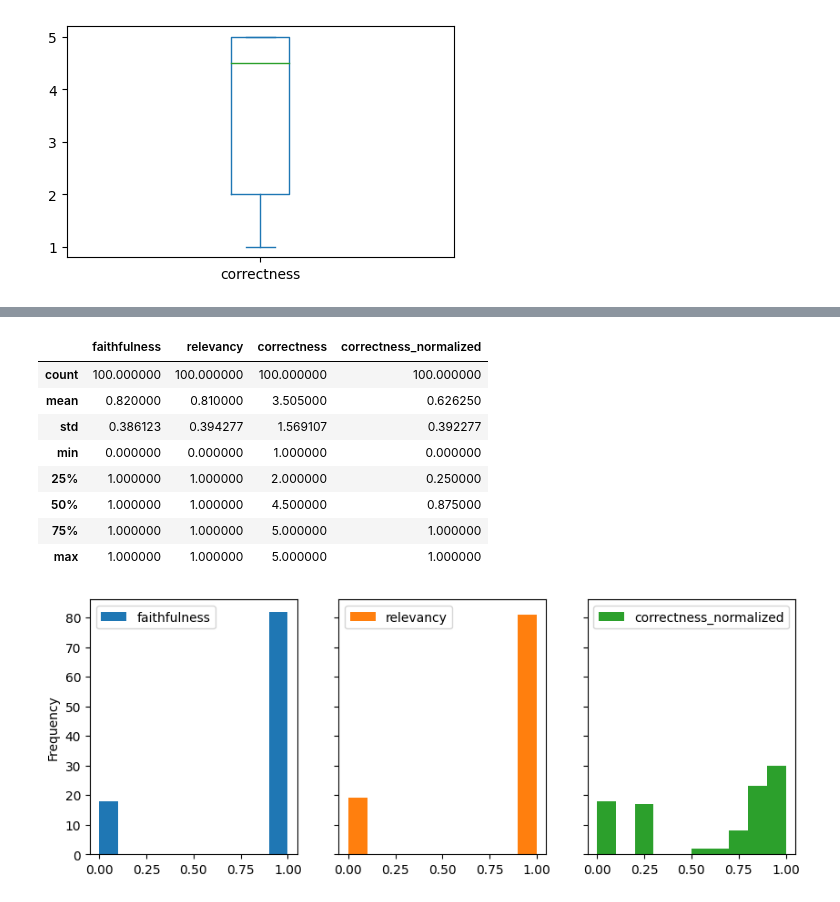
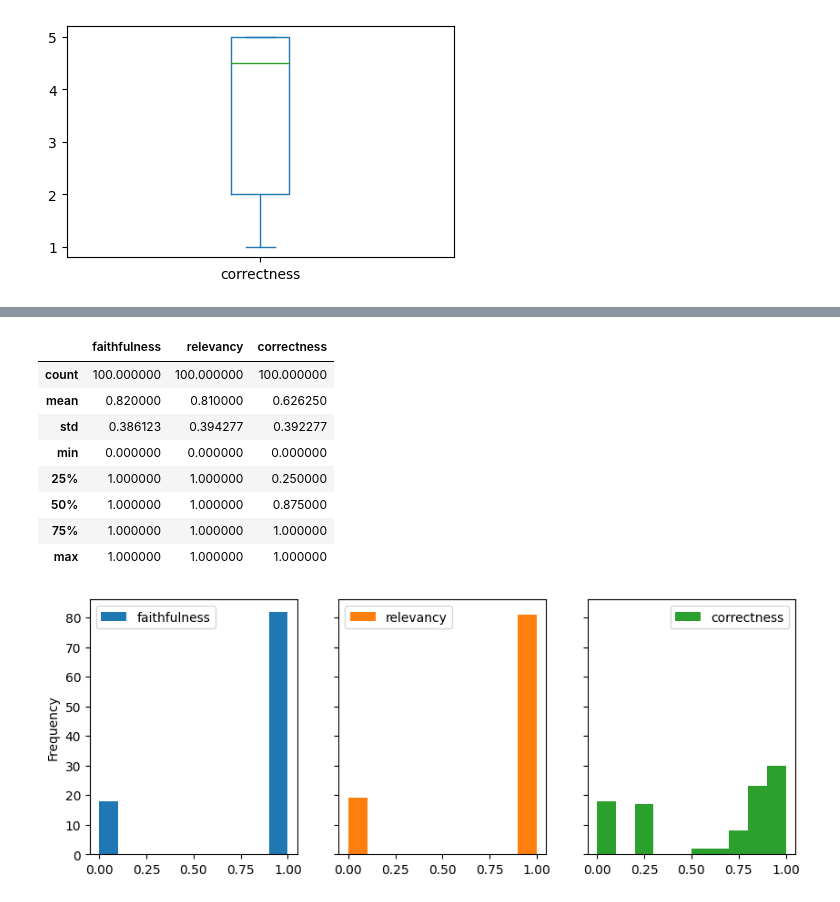
Before and after one commit to rsabilio/ia024-projeto-rag, a Jupyter notebook: 2_rag_bm25.ipynb, the cells around one changed output, grey strips where cells are left out. Cells and saved outputs as stored; diff of their text form; code cells hidden in the pictures.

```diff
--- a/2_rag_bm25.ipynb
+++ b/2_rag_bm25.ipynb
@@ -704,0 +679,4 @@ df_completo.describe()
+# %%
+df_completo = pd.read_csv(f"{DATA_DIR}/5-evaluations/eval_baseline.csv")
+df_completo.drop(columns='Unnamed: 0', inplace=True)
+df_completo.describe()
@@ -746,19 +733,24 @@ scaler = MinMaxScaler()
 
 # Normalizar a coluna 'A'
 df_normalizado['correctness_normalized'] = scaler.fit_transform(df_normalizado[['correctness']])
-
+df_normalizado = df_normalizado.drop(columns='correctness')
+df_normalizado = df_normalizado.rename(columns={'correctness_normalized': 'correctness'})
 df_normalizado.describe()
 # %% [output]
-|  | faithfulness | relevancy | correctness | correctness_normalized |
-| count | 100.000000 | 100.000000 | 100.000000 | 100.000000 |
-| mean | 0.820000 | 0.810000 | 3.505000 | 0.626250 |
-| std | 0.386123 | 0.394277 | 1.569107 | 0.392277 |
-| min | 0.000000 | 0.000000 | 1.000000 | 0.000000 |
-| 25% | 1.000000 | 1.000000 | 2.000000 | 0.250000 |
-| 50% | 1.000000 | 1.000000 | 4.500000 | 0.875000 |
-| 75% | 1.000000 | 1.000000 | 5.000000 | 1.000000 |
-| max | 1.000000 | 1.000000 | 5.000000 | 1.000000 |
+|  | faithfulness | relevancy | correctness |
+| count | 100.000000 | 100.000000 | 100.000000 |
+| mean | 0.820000 | 0.810000 | 0.626250 |
+| std | 0.386123 | 0.394277 | 0.392277 |
+| min | 0.000000 | 0.000000 | 0.000000 |
+| 25% | 1.000000 | 1.000000 | 0.250000 |
+| 50% | 1.000000 | 1.000000 | 0.875000 |
+| 75% | 1.000000 | 1.000000 | 1.000000 |
+| max | 1.000000 | 1.000000 | 1.000000 |
 # %%
-df_normalizado.drop(columns='correctness').plot(kind='hist', subplots=True, layout=(2, 3), figsize=(10, 8), sharey=True);
+df_normalizado.plot(kind='hist',
+                    subplots=True,
+                    layout=(2, 3),
+                    figsize=(10, 8),
+                    sharey=True);
 # %% [output]
-[figure, old version]
+[figure, new version]
```
Also changed, not shown: parts of 9 cells of this notebook.
